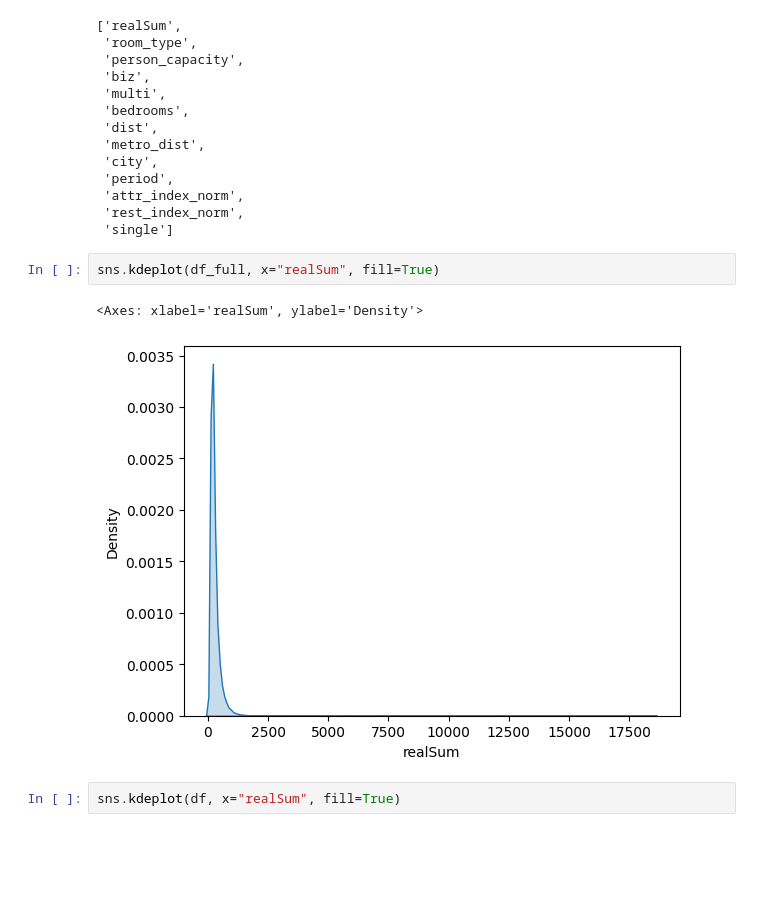
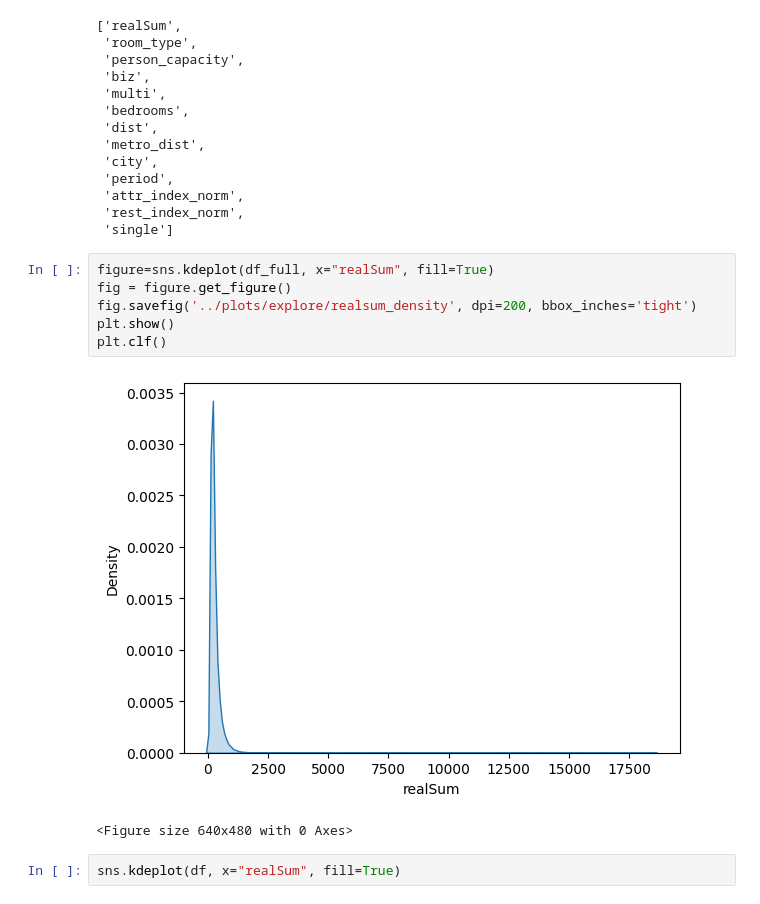
Before and after one commit to AddiH/DataScienceExam, a Jupyter notebook: nbs/data_explore.ipynb, the cells around one changed output. Saved outputs shown, nothing was run; the diff lists cells and outputs as text; blank space fills up the shorter version.

```diff
--- a/nbs/data_explore.ipynb
+++ b/nbs/data_explore.ipynb
@@ -31,11 +31,15 @@ list(df_full.columns)
  'attr_index_norm',
  'rest_index_norm',
  'single']
-# %%
-sns.kdeplot(df_full, x="realSum", fill=True)
-# %% [output]
-<Axes: xlabel='realSum', ylabel='Density'>
-[figure, removed]
+# %%
+figure=sns.kdeplot(df_full, x="realSum", fill=True)
+fig = figure.get_figure()
+fig.savefig('../plots/explore/realsum_density', dpi=200, bbox_inches='tight')
+plt.show()
+plt.clf()
+# %% [output]
+[figure, added]
+<Figure size 640x480 with 0 Axes>
 # %%
 sns.kdeplot(df, x="realSum", fill=True)
 # %% [output]
```
Also changed, not shown: parts of 3 cells of this notebook, 2 other files.
